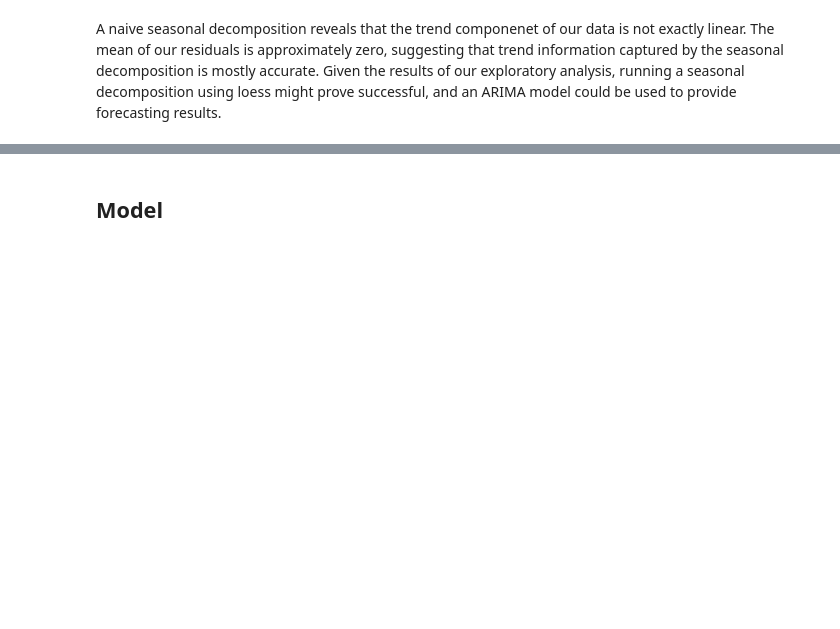
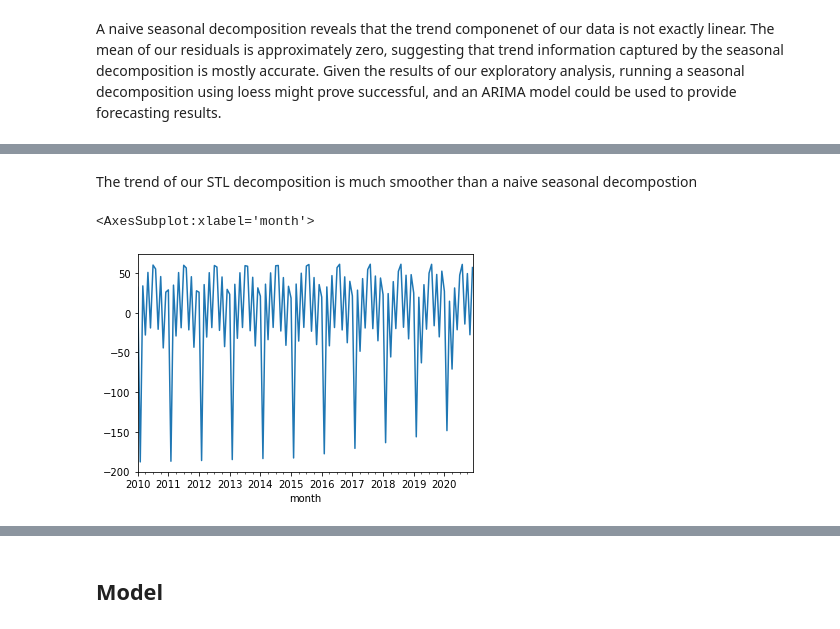
Before and after one commit to Achan40/chicago-crime, a Jupyter notebook: analysis/chicago-crime.ipynb, the cells around one changed output, grey strips where cells are left out. Drawn from its saved outputs; the diff is of its cells as text; code cells hidden in the pictures; blank space fills up the shorter version.

```diff
--- a/analysis/chicago-crime.ipynb
+++ b/analysis/chicago-crime.ipynb
@@ -121,0 +152,8 @@ A naive seasonal decomposition reveals that the trend componenet of our data is
+# %% [markdown]
+The trend of our STL decomposition is much smoother than a naive seasonal decompostion
+# %%
+# STL seasonal plot
+res.seasonal.plot()
+# %% [output]
+<AxesSubplot:xlabel='month'>
+[figure, added]
```
Also changed, not shown: parts of 11 cells of this notebook.
